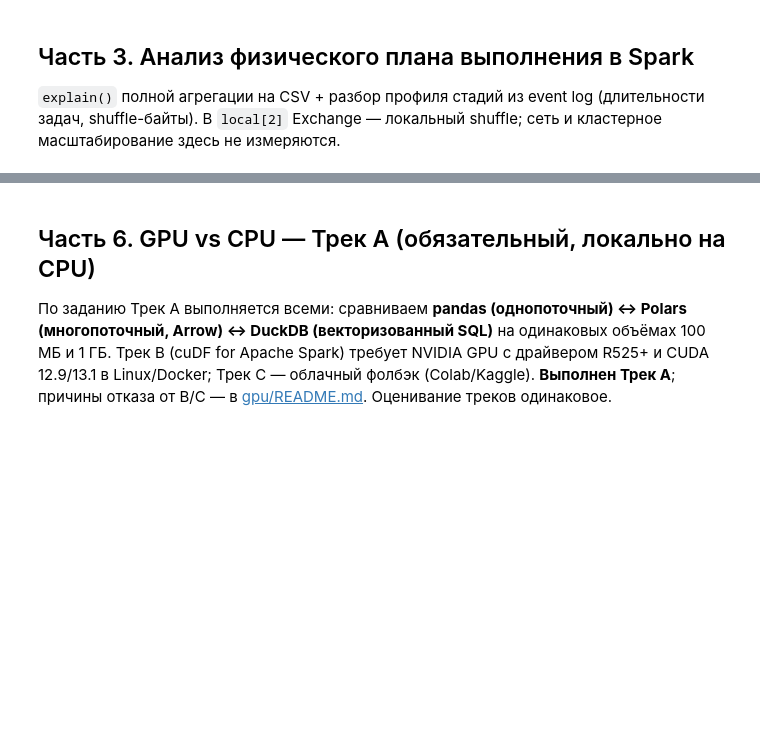
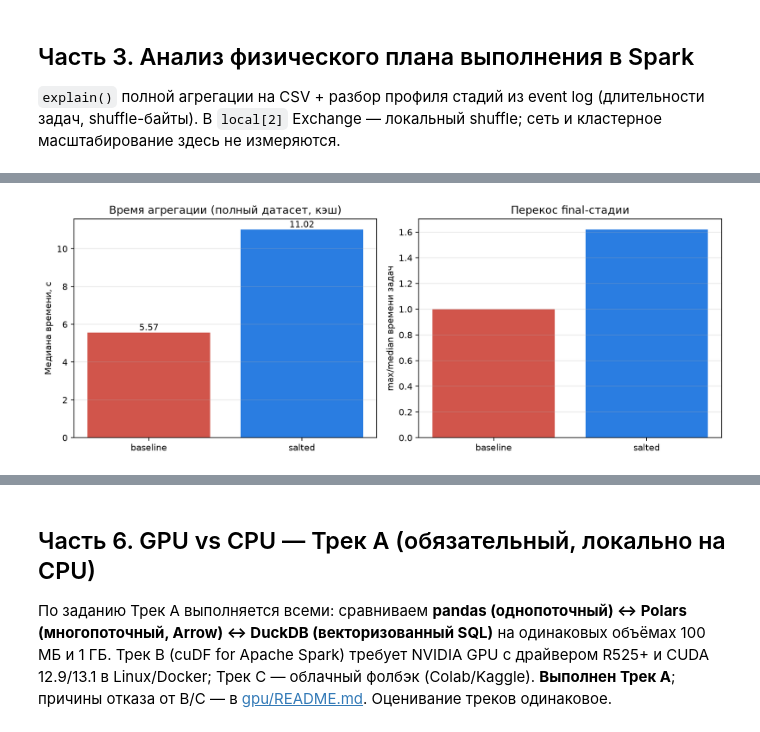
Before and after one commit to greendolf/big-data-labs, a Jupyter notebook: lab2/lab2_engines_benchmark.ipynb, the cells around one changed output, grey strips where cells are left out. Drawn from its saved outputs; the diff is of its cells as text; code cells hidden in the pictures; blank space fills up the shorter version.

```diff
--- a/lab2/lab2_engines_benchmark.ipynb
+++ b/lab2/lab2_engines_benchmark.ipynb
@@ -365,0 +538,20 @@ display(Markdown(conclusion_4))
+# %%
+fig, axes = plt.subplots(1, 2, figsize=(11, 4.2), dpi=160)
+axes[0].bar(["baseline", "salted"],
+            [baseline["wall_seconds_median"], salted["wall_seconds_median"]],
+            color=["#d1554b", "#2a7de1"])
+axes[0].set(ylabel="Медиана времени, с", title="Время агрегации (полный датасет, кэш)")
+for i, v in enumerate([baseline["wall_seconds_median"], salted["wall_seconds_median"]]):
+    axes[0].text(i, v, f"{v:.2f}", ha="center", va="bottom")
+axes[1].bar(["baseline", "salted"],
+            [final_stage(skew["baseline_stages"])["task_time_skew_ratio"],
+             final_stage(skew["salted_stages"])["task_time_skew_ratio"]],
+            color=["#d1554b", "#2a7de1"])
+axes[1].set(ylabel="max/median времени задач", title="Перекос final-стадии")
+for axis in axes:
+    axis.grid(alpha=0.3, axis="y")
+fig.tight_layout()
+fig.savefig(RESULTS / "skew_before_after.png")
+plt.show()
+# %% [output]
+[figure, added]
```
Also changed, not shown: parts of 39 cells of this notebook, 31 other files.
